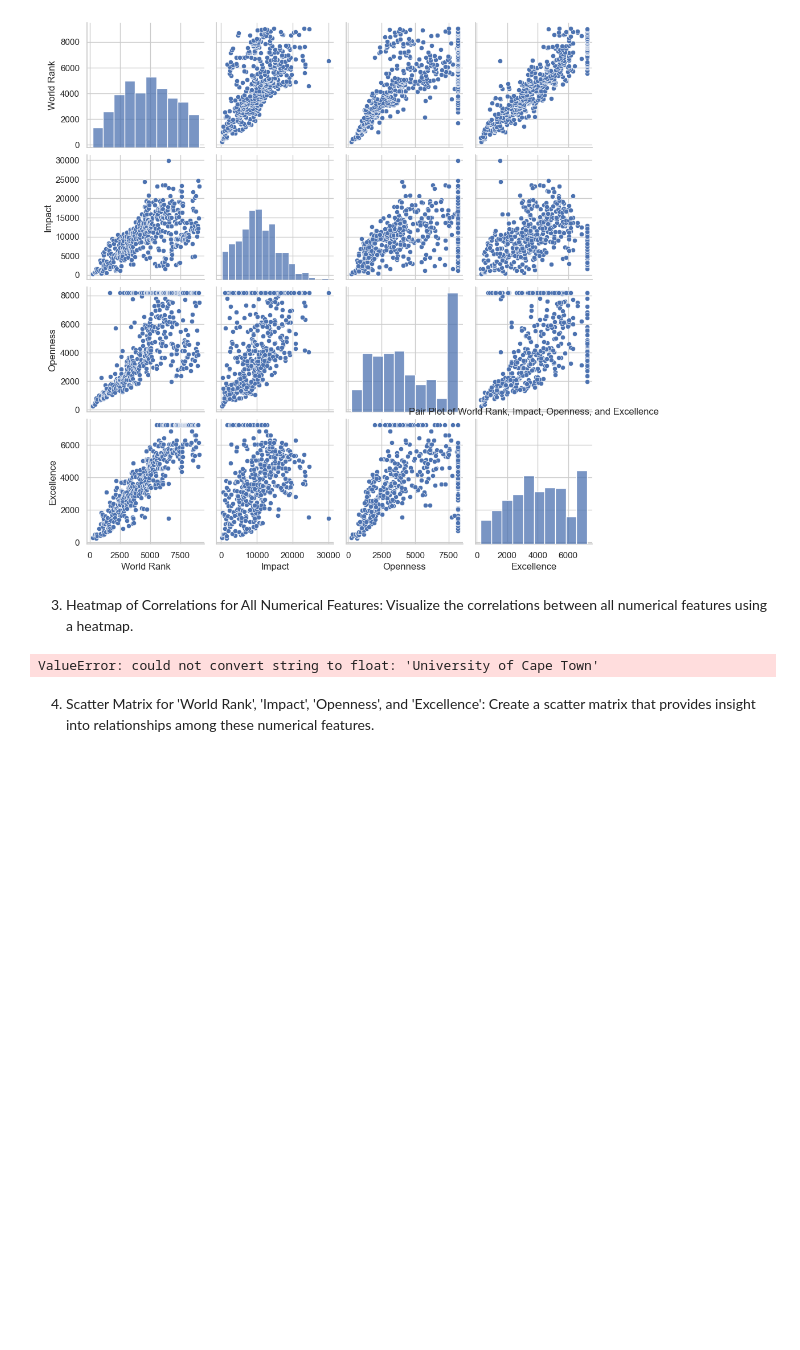
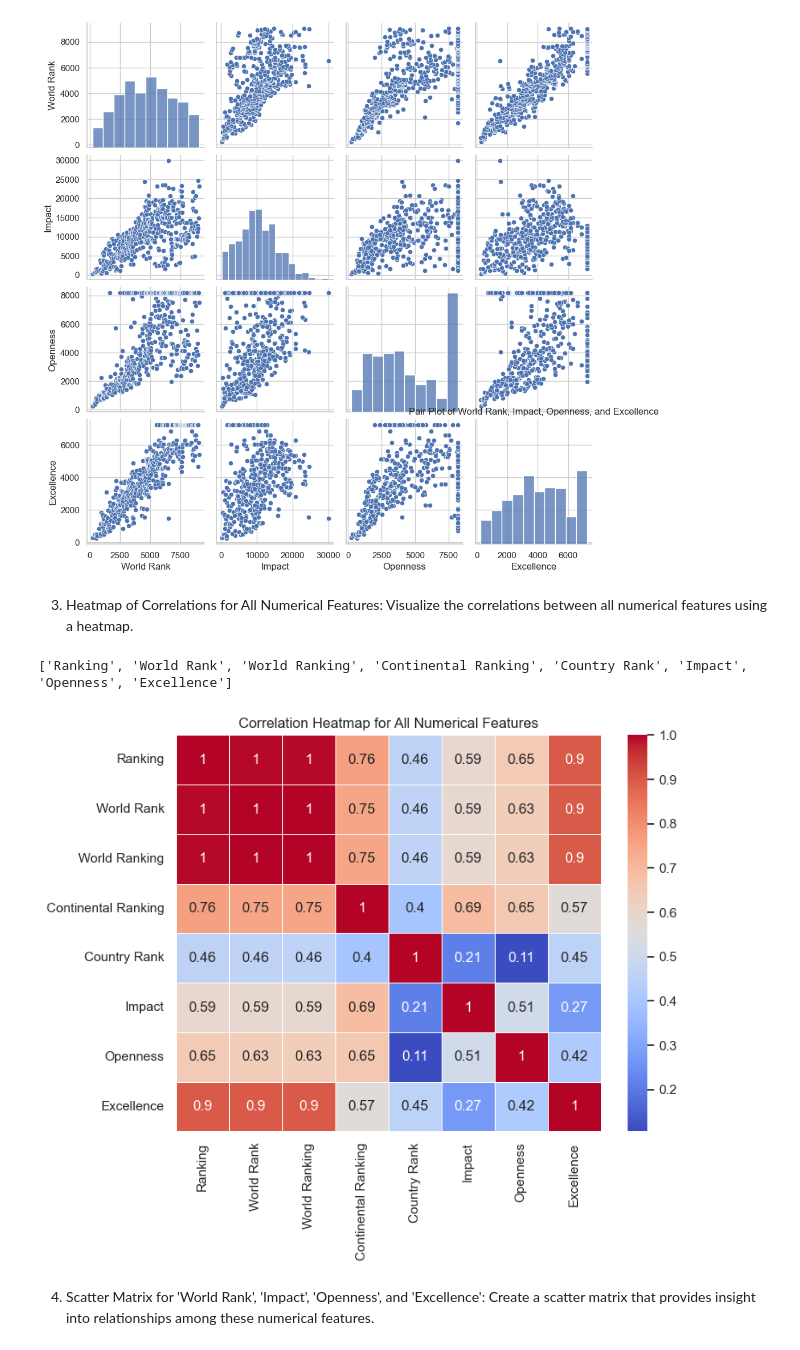
Before and after one commit to Gbekoilias/Stage-C-Exercise, a Jupyter notebook: Notebooks/Notebook (EDA).ipynb, the cells around one changed output. Cells and saved outputs as stored; diff of their text form; code cells hidden in the pictures; blank space fills up the shorter version.

```diff
--- a/Notebooks/Notebook (EDA).ipynb
+++ b/Notebooks/Notebook (EDA).ipynb
@@ -381,14 +381,22 @@ plt.show()
 # %% [markdown]
 3. Heatmap of Correlations for All Numerical Features:
 Visualize the correlations between all numerical features using a heatmap.
+# %%
+numerical_columns = df.select_dtypes(include=['number']).columns.tolist()
+
+print(numerical_columns)
+# %% [output]
+['Ranking', 'World Rank', 'World Ranking', 'Continental Ranking', 'Country Rank', 'Impact', 'Openness', 'Excellence']
 # %%
-correlation_matrix = df.corr()
+num_cols = list(numerical_columns)
+df_num = df[num_cols]
+correlation_matrix = df_num.corr()
 plt.figure(figsize=(8, 6))
 sns.heatmap(correlation_matrix, annot=True, cmap='coolwarm', linewidths=0.5)
 plt.title('Correlation Heatmap for All Numerical Features')
 plt.show()
 # %% [output]
-ValueError: could not convert string to float: 'University of Cape Town'
+[figure, added]
 # %% [markdown]
 4. Scatter Matrix for 'World Rank', 'Impact', 'Openness', and 'Excellence':
 Create a scatter matrix that provides insight into relationships among these numerical features.
```
Also changed, not shown: parts of 1 cell of this notebook.
